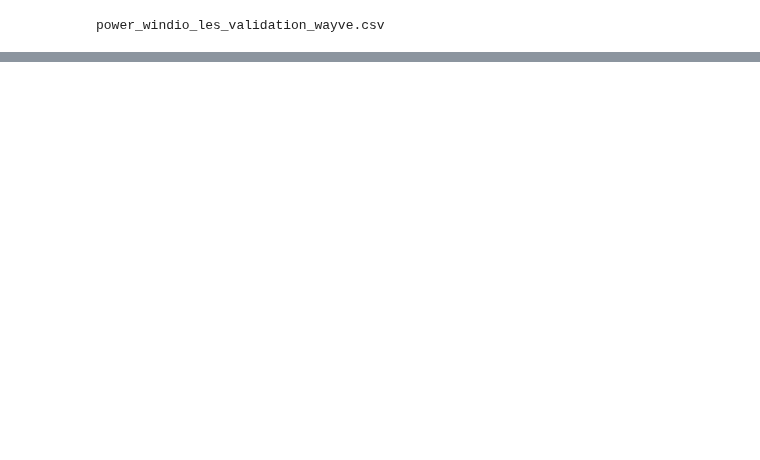
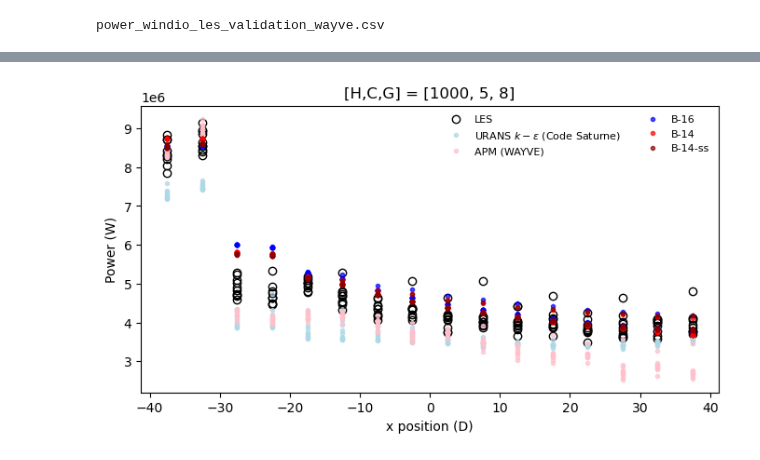
Before and after one commit to bjarketol/WIFA, a Jupyter notebook: vnv/uq_validation/validation_predictions/compare_predictions.ipynb, the cells around one changed output, grey strips where cells are left out. Saved outputs shown, nothing was run; the diff lists cells and outputs as text; code cells hidden in the pictures; blank space fills up the shorter version.

```diff
--- a/vnv/uq_validation/validation_predictions/compare_predictions.ipynb
+++ b/vnv/uq_validation/validation_predictions/compare_predictions.ipynb
@@ -95,0 +112,34 @@ plt.savefig('Rows.pdf')
+# %%
+plt.subplots(figsize=(8, 4))
+case_num = 23
+
+ALPHA = 0.7
+MS=3
+
+# Plot for LES
+plt.plot(x, les_dat.iloc[case_num].values[1:], c='k', label='LES', marker='o', fillstyle='none', lw=0, alpha=1)
+
+# Plot for Code Saturne
+plt.plot(x, code_saturne_dat.iloc[case_num].values[1:], c='lightblue', label='URANS $k-\\epsilon$ (Code Saturne)', marker='o', fillstyle='full', lw=0, alpha=ALPHA, markersize=MS)
+
+# Plot for WAYVE
+plt.plot(x, wayve_dat.iloc[case_num].values[1:], c='pink', label='APM (WAYVE)', marker='o', fillstyle='full', lw=0, alpha=ALPHA, markersize=MS)
+
+# Plot for each FOXES model
+ll=0
+plt.plot(x, foxes_pred[ll].isel(state=case_num).P.values * 1e3, c=foxes_colors[ll], label='B-16', marker='o', fillstyle='full', lw=0, alpha=ALPHA, markersize=MS)
+
+# Plot for PyWake models
+plt.plot(x, pywake_pred[0].isel(time=case_num).Power.values, c=pywake_colors[0], label='B-14', marker='o', fillstyle='full', lw=0, alpha=ALPHA, markersize=MS)
+plt.plot(x, pywake_pred[1].isel(time=case_num).Power.values, c=pywake_colors[1], label='B-14-ss', marker='o', fillstyle='full', lw=0, alpha=ALPHA, markersize=MS)
+
+
+
+plt.legend(ncol=2, prop={'size': 8}, loc='upper right')
+plt.xlabel("x position (D)")
+plt.ylabel('Power (W)')
+plt.title('[H,C,G] = [%i, %i, %i]' % (Hs[case_num], Cs[case_num], Gs[case_num]))
+plt.savefig('Rows1.pdf')
+plt.show()
+# %% [output]
+[figure, added]
```
Also changed, not shown: parts of 20 cells of this notebook.
